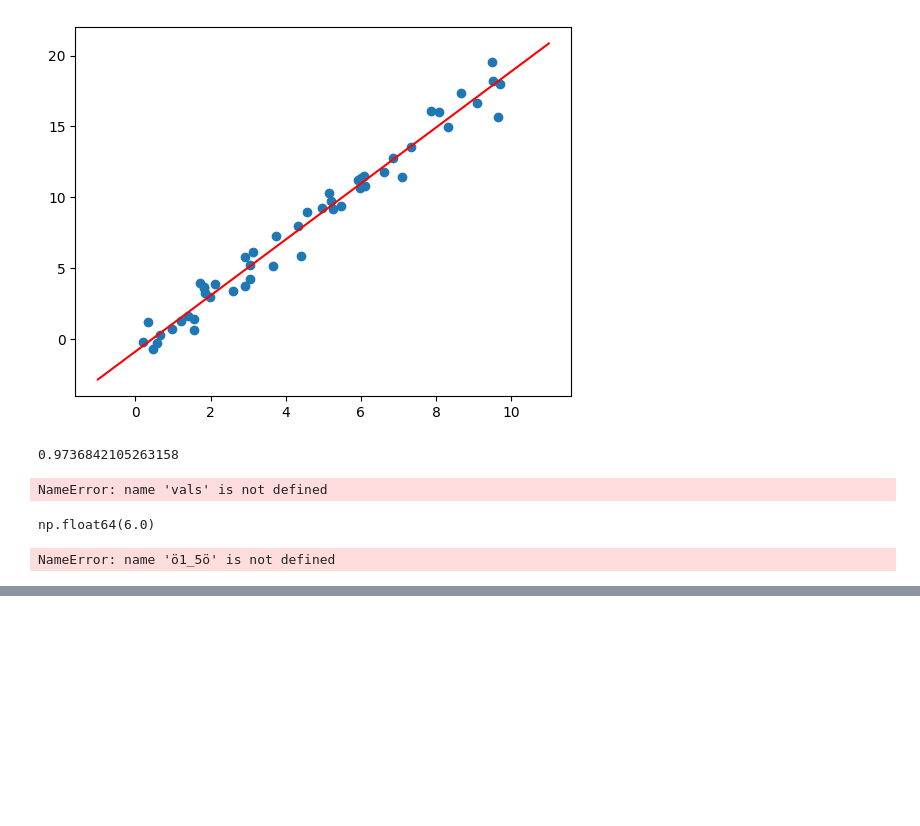
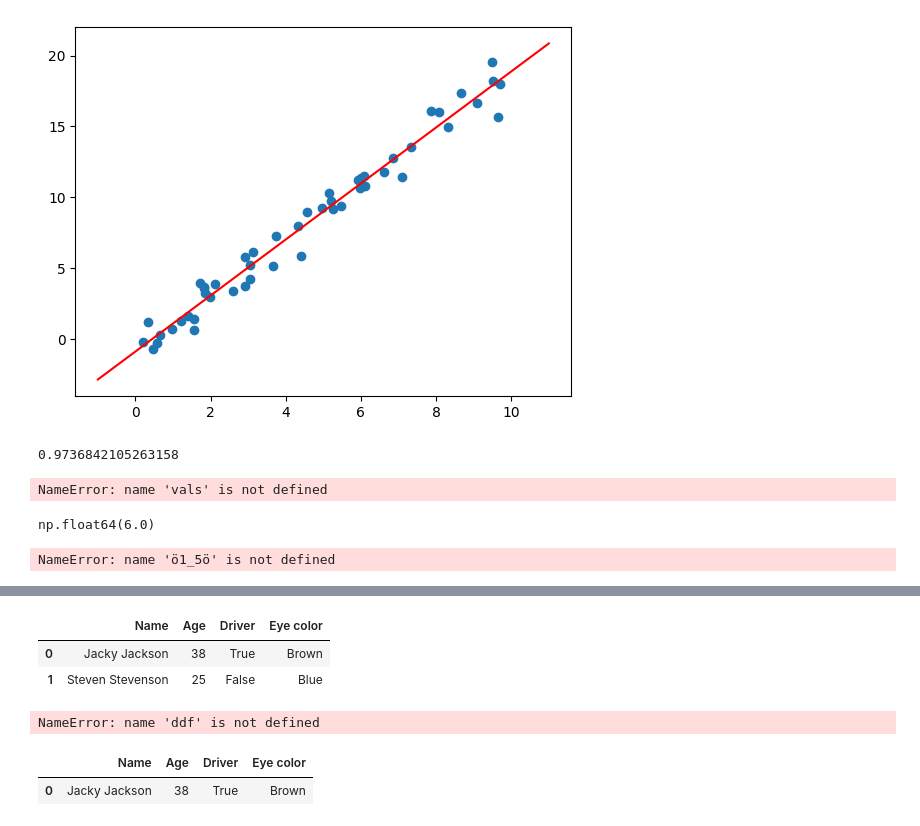
Before and after one commit to reneederer/JupyterSnippets, a Jupyter notebook: python.ipynb, the cells around one changed output, grey strips where cells are left out. Saved outputs shown, nothing was run; the diff lists cells and outputs as text; code cells hidden in the pictures; blank space fills up the shorter version.

```diff
--- a/python.ipynb
+++ b/python.ipynb
@@ -272,0 +349,25 @@ Target Vector
+# %%
+# Create dataframe
+import pandas as pd
+dictionary = {
+    "Name": ['Jacky Jackson', 'Steven Stevenson'],
+    "Age": [38, 25],
+    "Driver": [True, False]
+}
+df = pd.DataFrame(dictionary)
+df
+# to add a column:
+df['Eye color'] = ['Brown', 'Blue']
+df
+# %% [output]
+|  | Name | Age | Driver | Eye color |
+| 0 | Jacky Jackson | 38 | True | Brown |
+| 1 | Steven Stevenson | 25 | False | Blue |
+# %%
+# Get information about a dataframe
+df.head(2)
+df.shape
+df.describe() # Statistiken
+df.info()
+# %% [output]
+NameError: name 'ddf' is not defined
@@ -272,0 +380,8 @@ Target Vector
+# %%
+# DataFrame, filter
+# df[(df['Sex'] == 'female') & (df['Age'] >= 60)]
+age_threshold = 30
+df.query('(Age >= @age_threshold) & (Driver == True)').head()
+# %% [output]
+|  | Name | Age | Driver | Eye color |
+| 0 | Jacky Jackson | 38 | True | Brown |
```
Also changed, not shown: parts of 19 cells of this notebook, 2 other files.
